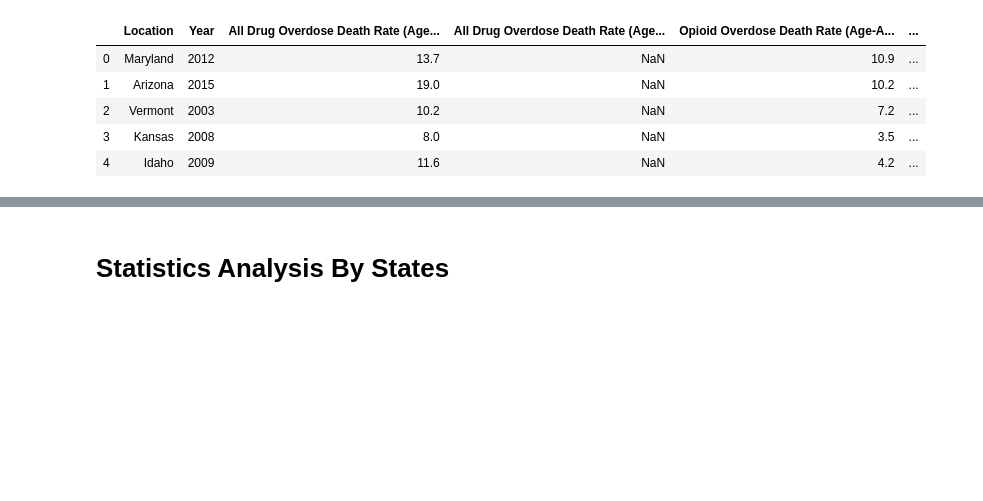
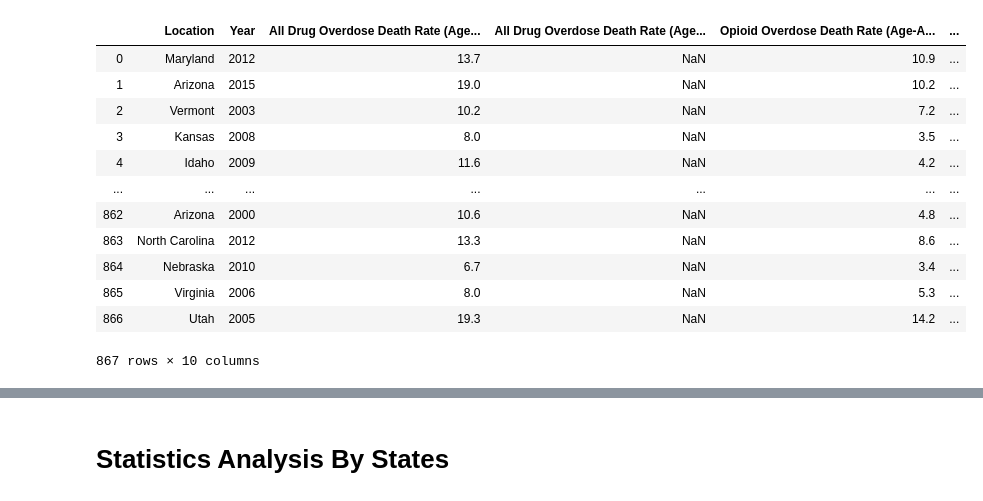
Before and after one commit to Emma-Pang/team_efx_dataproject, a Jupyter notebook: main_overdose.ipynb, the cells around one changed output, grey strips where cells are left out. Cells and saved outputs as stored; diff of their text form; code cells hidden in the pictures; blank space fills up the shorter version.

```diff
--- a/main_overdose.ipynb
+++ b/main_overdose.ipynb
@@ -1,22 +1,30 @@
 # %%
 # Dependencies and Setup
 import pandas as pd
 import matplotlib.pyplot as plt
 from scipy import stats
 import numpy as np
 
+
 file_to_load = "Resources/overdose-death-rates-per-population.csv"
 
 # Read File and store into Pandas data frame
 overdose_df = pd.read_csv(file_to_load,sep = ";")
 
-overdose_df.head()
+overdose_df
 # %% [output]
 |  | Location | Year | All Drug Overdose Death Rate (Age... | All Drug Overdose Death Rate (Age... | Opioid Overdose Death Rate (Age-A... | ... |
 | 0 | Maryland | 2012 | 13.7 | NaN | 10.9 | ... |
 | 1 | Arizona | 2015 | 19.0 | NaN | 10.2 | ... |
 | 2 | Vermont | 2003 | 10.2 | NaN | 7.2 | ... |
 | 3 | Kansas | 2008 | 8.0 | NaN | 3.5 | ... |
 | 4 | Idaho | 2009 | 11.6 | NaN | 4.2 | ... |
+| ... | ... | ... | ... | ... | ... | ... |
+| 862 | Arizona | 2000 | 10.6 | NaN | 4.8 | ... |
+| 863 | North Carolina | 2012 | 13.3 | NaN | 8.6 | ... |
+| 864 | Nebraska | 2010 | 6.7 | NaN | 3.4 | ... |
+| 865 | Virginia | 2006 | 8.0 | NaN | 5.3 | ... |
+| 866 | Utah | 2005 | 19.3 | NaN | 14.2 | ... |
+867 rows × 10 columns
 # %%
 overdose_df.count()
```
Also changed, not shown: parts of 25 cells of this notebook, 3 other files.
